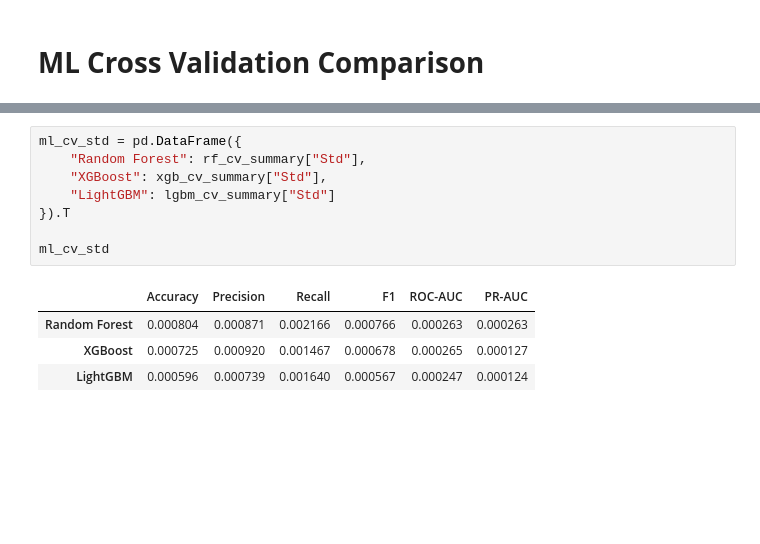
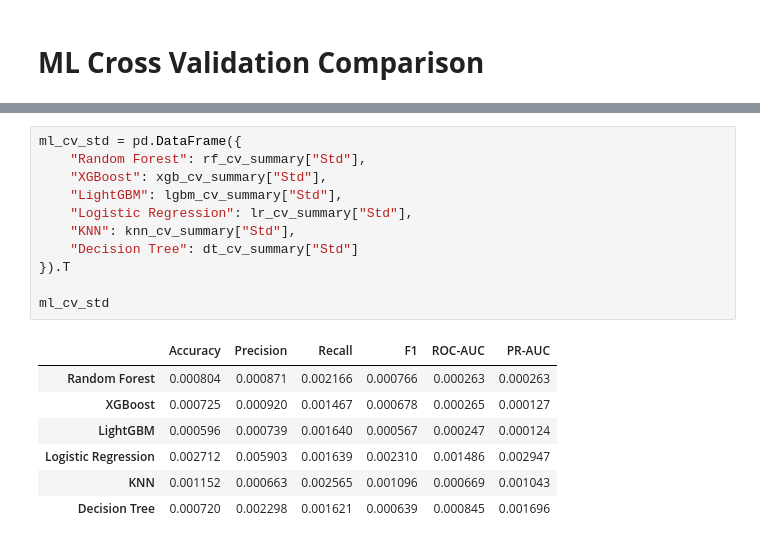
Before and after one commit to halimAhtasham/Network-_Intrusion_Detection---All_In_One, a Jupyter notebook: Binary_Classification_on_NIDS_with_ROSIDS23.ipynb, the cells around one changed output, grey strips where cells are left out. Drawn from its saved outputs; the diff is of its cells as text; blank space fills up the shorter version.

```diff
--- a/Binary_Classification_on_NIDS_with_ROSIDS23.ipynb
+++ b/Binary_Classification_on_NIDS_with_ROSIDS23.ipynb
@@ -1168,14 +1174,20 @@ ml_cv_summary
 # %%
 ml_cv_std = pd.DataFrame({
     "Random Forest": rf_cv_summary["Std"],
     "XGBoost": xgb_cv_summary["Std"],
-    "LightGBM": lgbm_cv_summary["Std"]
+    "LightGBM": lgbm_cv_summary["Std"],
+    "Logistic Regression": lr_cv_summary["Std"],
+    "KNN": knn_cv_summary["Std"],
+    "Decision Tree": dt_cv_summary["Std"]
 }).T
 
 ml_cv_std
 # %% [output]
 |  | Accuracy | Precision | Recall | F1 | ROC-AUC | PR-AUC |
 | Random Forest | 0.000804 | 0.000871 | 0.002166 | 0.000766 | 0.000263 | 0.000263 |
 | XGBoost | 0.000725 | 0.000920 | 0.001467 | 0.000678 | 0.000265 | 0.000127 |
 | LightGBM | 0.000596 | 0.000739 | 0.001640 | 0.000567 | 0.000247 | 0.000124 |
+| Logistic Regression | 0.002712 | 0.005903 | 0.001639 | 0.002310 | 0.001486 | 0.002947 |
+| KNN | 0.001152 | 0.000663 | 0.002565 | 0.001096 | 0.000669 | 0.001043 |
+| Decision Tree | 0.000720 | 0.002298 | 0.001621 | 0.000639 | 0.000845 | 0.001696 |
 # %%
```
Also changed, not shown: parts of 3 cells of this notebook.
